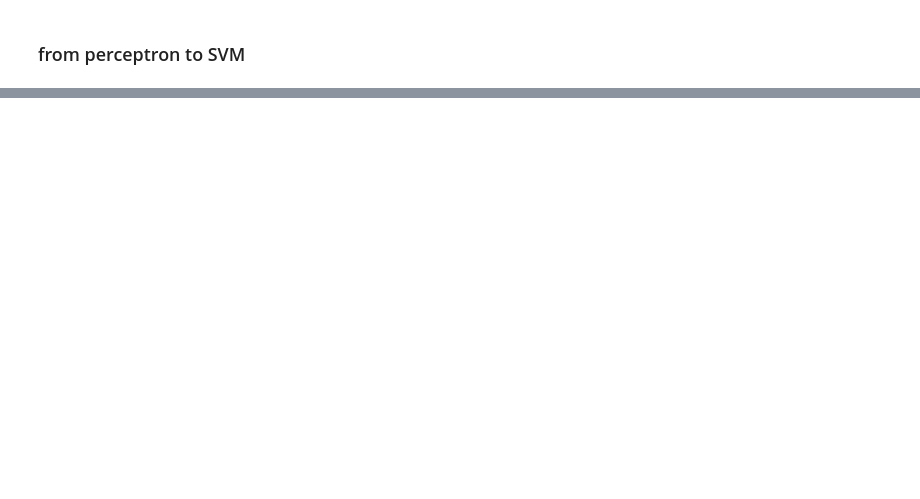
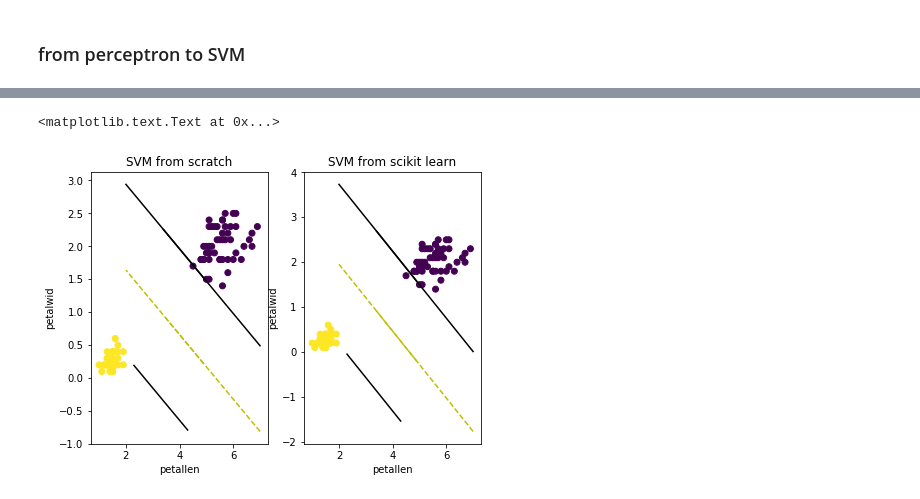
Before and after one commit to yueying-teng/Math_of_intelligence, a Jupyter notebook: SVM wk1.ipynb, the cells around one changed output, grey strips where cells are left out. Cells and saved outputs as stored; diff of their text form; code cells hidden in the pictures; blank space fills up the shorter version.

```diff
--- a/SVM wk1.ipynb
+++ b/SVM wk1.ipynb
@@ -212,6 +210,3 @@ def svm_sgd_plot(X, Y):
     plt.show()
 
     return w
-# %%
-# run
-w = svm_sgd_plot(X,y)
@@ -245,0 +279,8 @@ ax.quiver(X, Y, U, V, scale = 1, color = 'blue')
+# %%
+# min and max within each class
+# np.amin Returns the minimum of an array or minimum along an axis.
+xminpos = np.amin(x[y == 1][['sepallen', 'sepalwid']])
+xminneg = np.amin(x[y == -1][['sepallen', 'sepalwid']])
+
+xmaxpos = np.amax(x[y == 1][['sepallen', 'sepalwid']])
+xmaxneg = np.amax(x[y == -1][['sepallen', 'sepalwid']])
@@ -245,0 +324,21 @@ ax.quiver(X, Y, U, V, scale = 1, color = 'blue')
+# %%
+plt.figure(figsize = (7, 5))
+
+plt.subplot(1, 2, 1)
+# SVM from scratch weights
+w = weights
+plot_db_margin(w)
+plt.title('SVM from scratch')
+plt.xlabel('petallen')
+plt.ylabel('petalwid')
+
+plt.subplot(1, 2, 2)
+# scikit learn weights
+w = np.concatenate([model.coef_.reshape(2), model.intercept_])
+plot_db_margin(w)
+plt.title('SVM from scikit learn')
+plt.xlabel('petallen')
+plt.ylabel('petalwid')
+# %% [output]
+<matplotlib.text.Text at 0x...>
+[figure, added]
```
Also changed, not shown: parts of 23 cells of this notebook.
